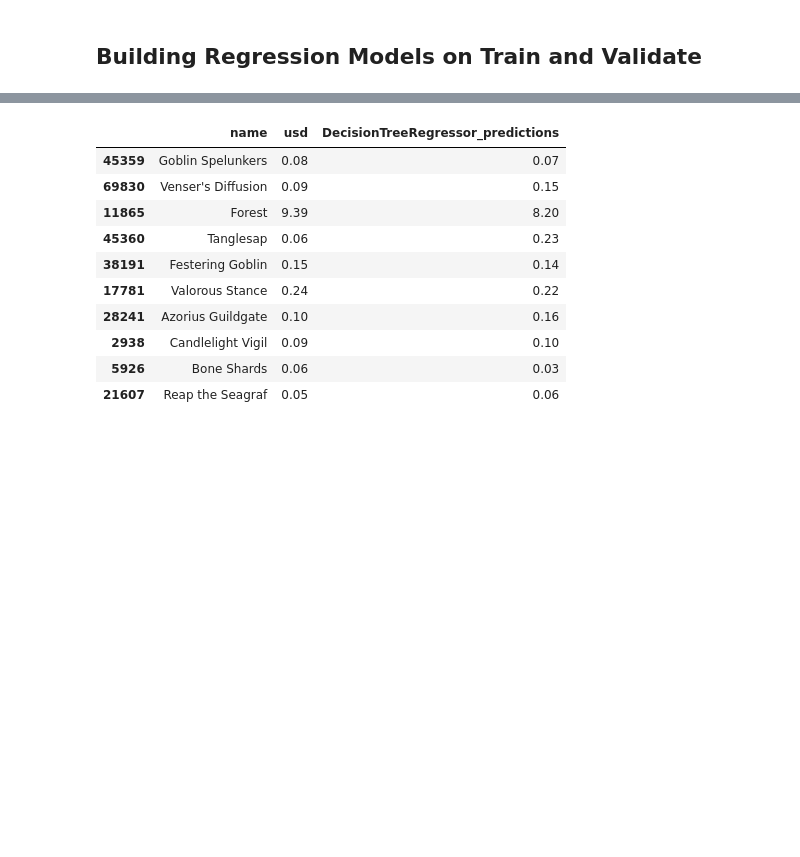
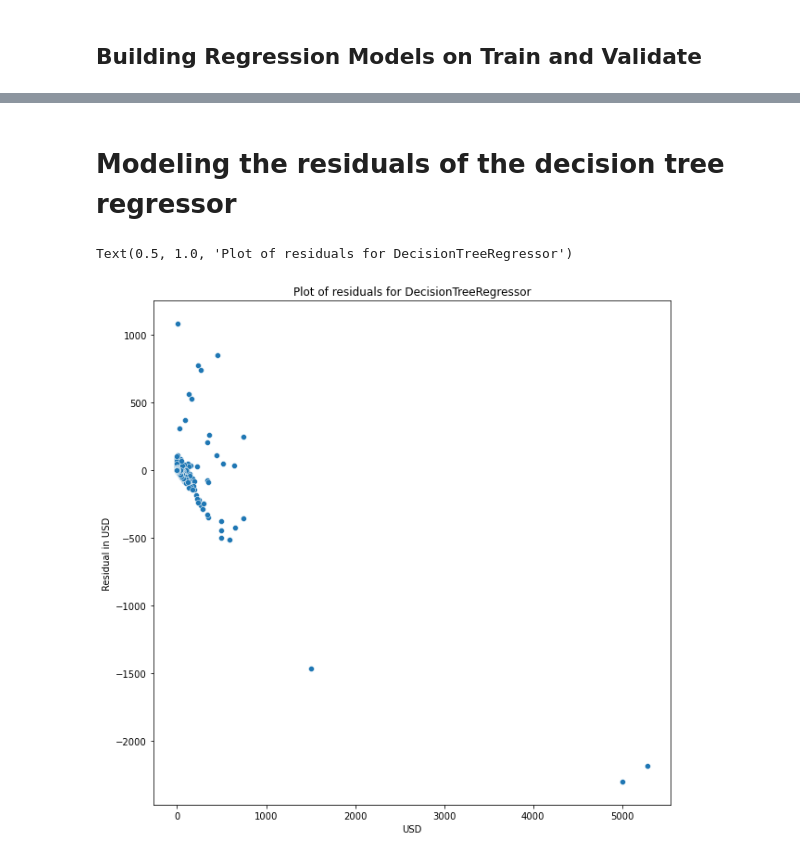
Before and after one commit to Jemison-DavidJasonStephenVasiliy/MTG-Project, a Jupyter notebook: Stephen/model_notes_draft.ipynb, the cells around one changed output, grey strips where cells are left out. Cells and saved outputs as stored; diff of their text form; code cells hidden in the pictures; blank space fills up the shorter version.

Commit message:
added residuals and takeaways for model

```diff
--- a/Stephen/model_notes_draft.ipynb
+++ b/Stephen/model_notes_draft.ipynb
@@ -53,17 +57,17 @@ pd.DataFrame(metrics_df).sort_values('validate_RMSE')
 | 0 | baseline_mean | 8.170229e+01 | 0.000000 | 0.000000 | 9.516905e+01 | -5.200353e-06 | -4.440892e-16 |
 | 1 | baseline_median | 8.193824e+01 | -0.005784 | 0.000000 | 9.535754e+01 | -3.970362e-03 | 0.000000e+00 |
 | 4 | LinearRegression | 6.716128e+01 | 0.324276 | 0.324276 | 2.471543e+12 | -6.744458e+20 | -6.744159e+20 |
+# %% [markdown]
+# Modeling the residuals of the decision tree regressor
 # %%
-validate_predictions[['name', 'usd', 'DecisionTreeRegressor_predictions']].sample(10)
+decision_tree_predict = validate_predictions[['name', 'usd', 'DecisionTreeRegressor_predictions']]
+decision_tree_predict['residual'] = decision_tree_predict['DecisionTreeRegressor_predictions'] - decision_tree_predict['usd']
-# %% [output]
-|  | name | usd | DecisionTreeRegressor_predictions |
-| 45359 | Goblin Spelunkers | 0.08 | 0.07 |
-| 69830 | Venser's Diffusion | 0.09 | 0.15 |
-| 11865 | Forest | 9.39 | 8.20 |
-| 45360 | Tanglesap | 0.06 | 0.23 |
-| 38191 | Festering Goblin | 0.15 | 0.14 |
-| 17781 | Valorous Stance | 0.24 | 0.22 |
-| 28241 | Azorius Guildgate | 0.10 | 0.16 |
-| 2938 | Candlelight Vigil | 0.09 | 0.10 |
-| 5926 | Bone Shards | 0.06 | 0.03 |
-| 21607 | Reap the Seagraf | 0.05 | 0.06 |
+# %%
+plt.figure(figsize=(10,10))
+sns.scatterplot(data = decision_tree_predict, x = 'usd', y = 'residual')
+plt.ylabel('Residual in USD')
+plt.xlabel('USD')
+plt.title('Plot of residuals for DecisionTreeRegressor')
+# %% [output]
+Text(0.5, 1.0, 'Plot of residuals for DecisionTreeRegressor')
+[figure, added]
```
Also changed, not shown: parts of 10 cells of this notebook.
